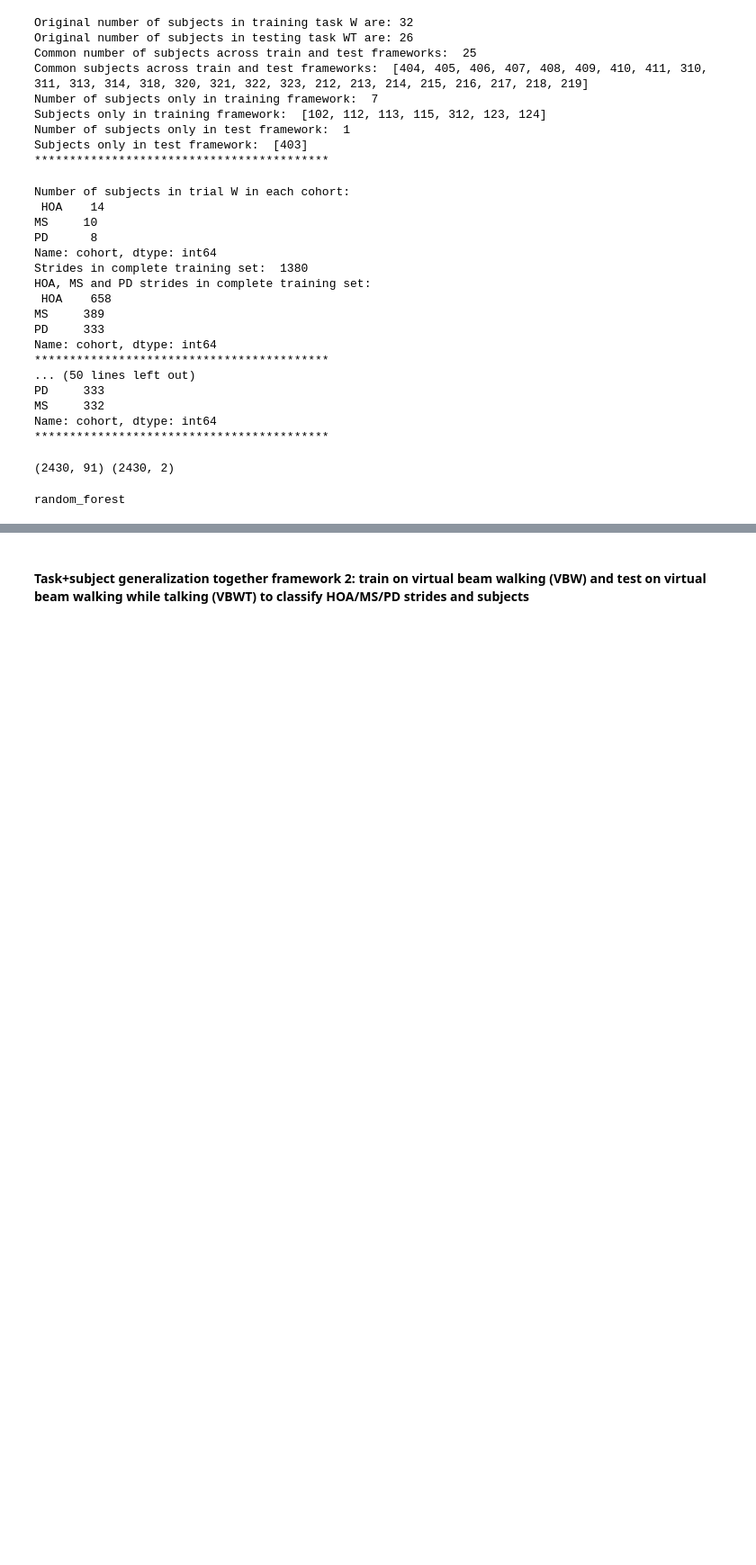
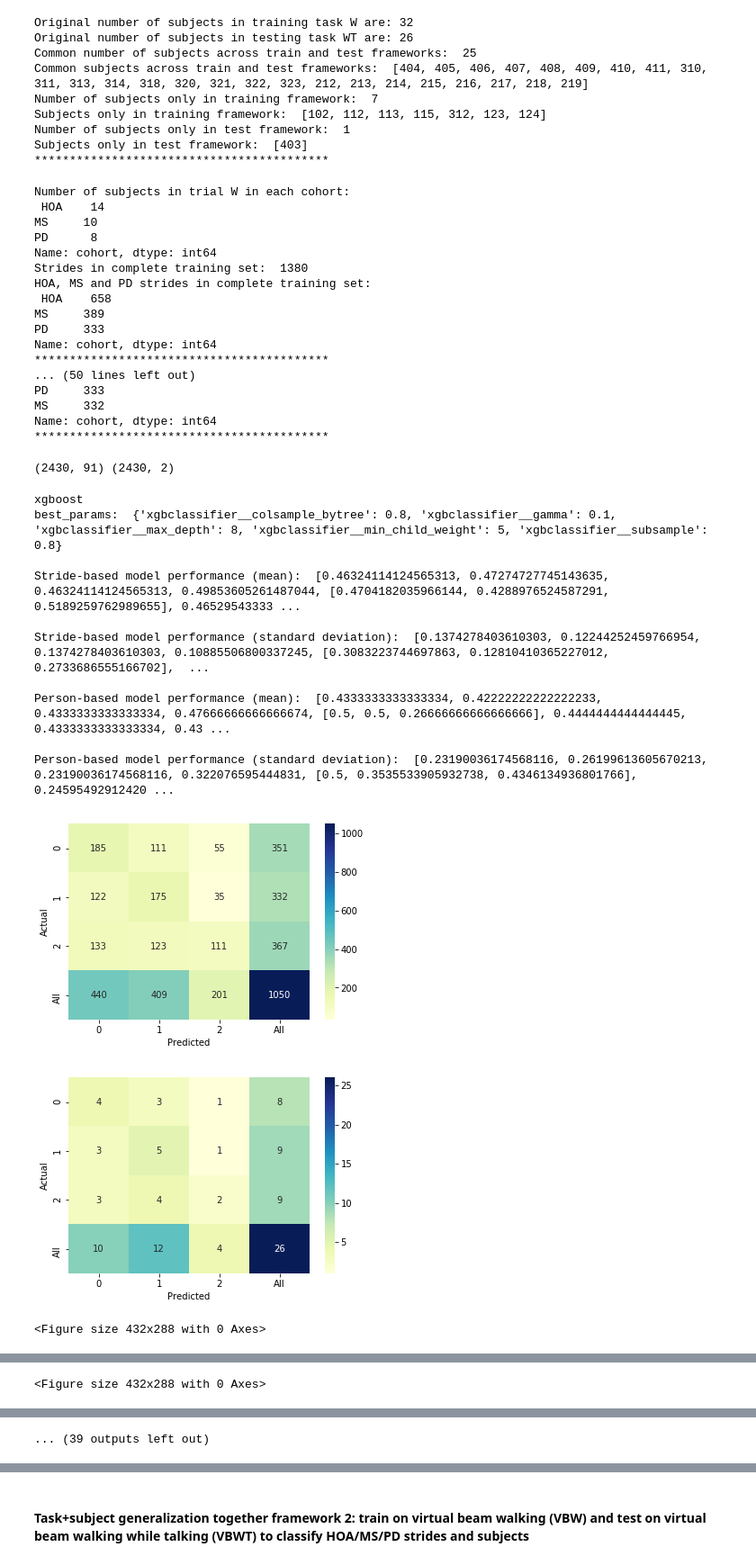
Before and after one commit to kaurrachneet6/Vision-Based-Gait-Analysis-Framework-for-Predicting-Multiple-Sclerosis, a Jupyter notebook: Machine Learning/CrossGeneralize_MLtraditional.ipynb, the cells around one changed output, grey strips where cells are left out. Shown at 90% size. Drawn from its saved outputs; the diff is of its cells as text; code cells hidden in the pictures; blank space fills up the shorter version.

```diff
--- a/Machine Learning/CrossGeneralize_MLtraditional.ipynb
+++ b/Machine Learning/CrossGeneralize_MLtraditional.ipynb
@@ -18,9 +19,9 @@ reload(cross_gen_traditionalML)
 from ml_utils.cross_gen_traditionalML import extract_train_test_common_PIDs, compute_train_test_indices_split
 from ml_utils.cross_gen_traditionalML import models, design, plot_ROC, run_ml_models
 # %%
-path = 'C:\\Users\\Rachneet Kaur\\Box\\Gait Video Project\\GaitVideoData\\video\\'
+path = 'C:\\Users\\rk4\\Box\\Gait Video Project\\GaitVideoData\\video\\'
 data_path = path+'traditional_methods_dataframe.csv'
-results_path = 'C:\\Users\\Rachneet Kaur\\Box\Gait Video Project\\MLresults\\'
+results_path = 'C:\\Users\\rk4\\Box\\Gait Video Project\\MLresults\\'
 
 data = pd.read_csv(data_path, index_col= 0)
 display(data.head())
@@ -143,9 +144,21 @@ framework = 'task_and_subject_WtoWT' #Defining the task generalization framework
 # %% [output]
 (2430, 91) (2430, 2)
 # %%
-ml_models = ['random_forest', 'adaboost', 'kernel_svm', 'gbm', 'xgboost', 'knn', 'decision_tree',  'linear_svm',
-             'logistic_regression', 'mlp']
+ml_models = ['xgboost', 'logistic_regression', 'random_forest', 'adaboost', 'kernel_svm', 'gbm', 'knn', 'decision_tree',  'linear_svm',
+             'mlp']
 # ml_models = ['logistic_regression']
 metrics = run_ml_models(ml_models, X_full, Y_full, train_indices, test_indices, framework, results_path, save_results)
 # %% [output]
-random_forest
+xgboost
+best_params:  {'xgbclassifier__colsample_bytree': 0.8, 'xgbclassifier__gamma': 0.1, 'xgbclassifier__max_depth': 8, 'xgbclassifier__min_child_weight': 5, 'xgbclassifier__subsample': 0.8}
+
+Stride-based model performance (mean):  [0.46324114124565313, 0.47274727745143635, 0.46324114124565313, 0.49853605261487044, [0.4704182035966144, 0.4288976524587291, 0.5189259762989655], 0.46529543333 ...
+
+Stride-based model performance (standard deviation):  [0.1374278403610303, 0.12244252459766954, 0.1374278403610303, 0.10885506800337245, [0.3083223744697863, 0.12810410365227012, 0.2733686555166702],  ...
+
+Person-based model performance (mean):  [0.4333333333333334, 0.42222222222222233, 0.4333333333333334, 0.47666666666666674, [0.5, 0.5, 0.26666666666666666], 0.4444444444444445, 0.4333333333333334, 0.43 ...
+
+Person-based model performance (standard deviation):  [0.23190036174568116, 0.26199613605670213, 0.23190036174568116, 0.322076595444831, [0.5, 0.3535533905932738, 0.4346134936801766], 0.24595492912420 ...
+[figure, added]
+[figure, added]
+<Figure size 432x288 with 0 Axes>
@@ -151,0 +179 @@ random_forest
+<Figure size 432x288 with 0 Axes>
@@ -152,2 +193,3 @@ random_forest
+... (39 outputs left out)
 # %%
 metrics
```
Also changed, not shown: parts of 8 cells of this notebook.
